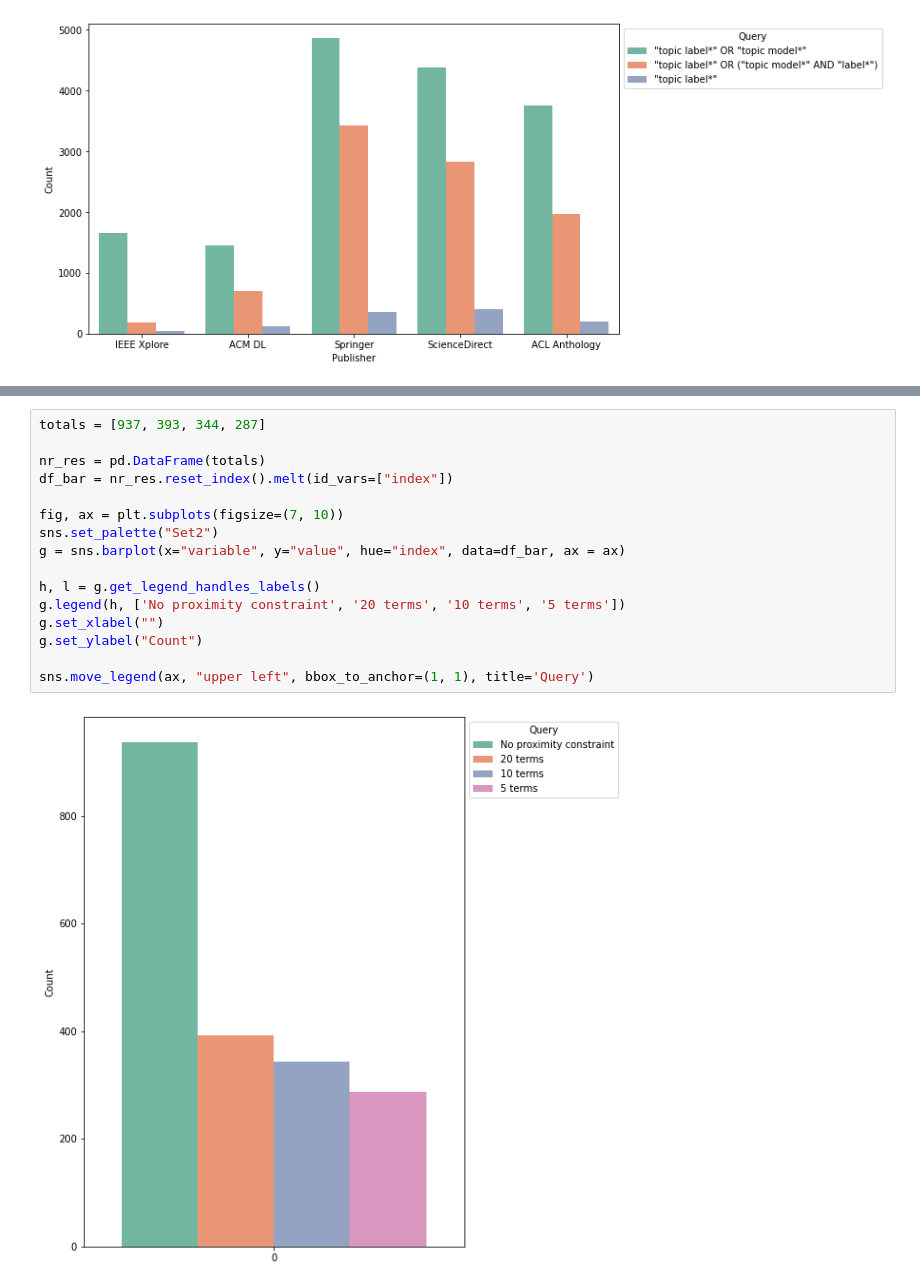
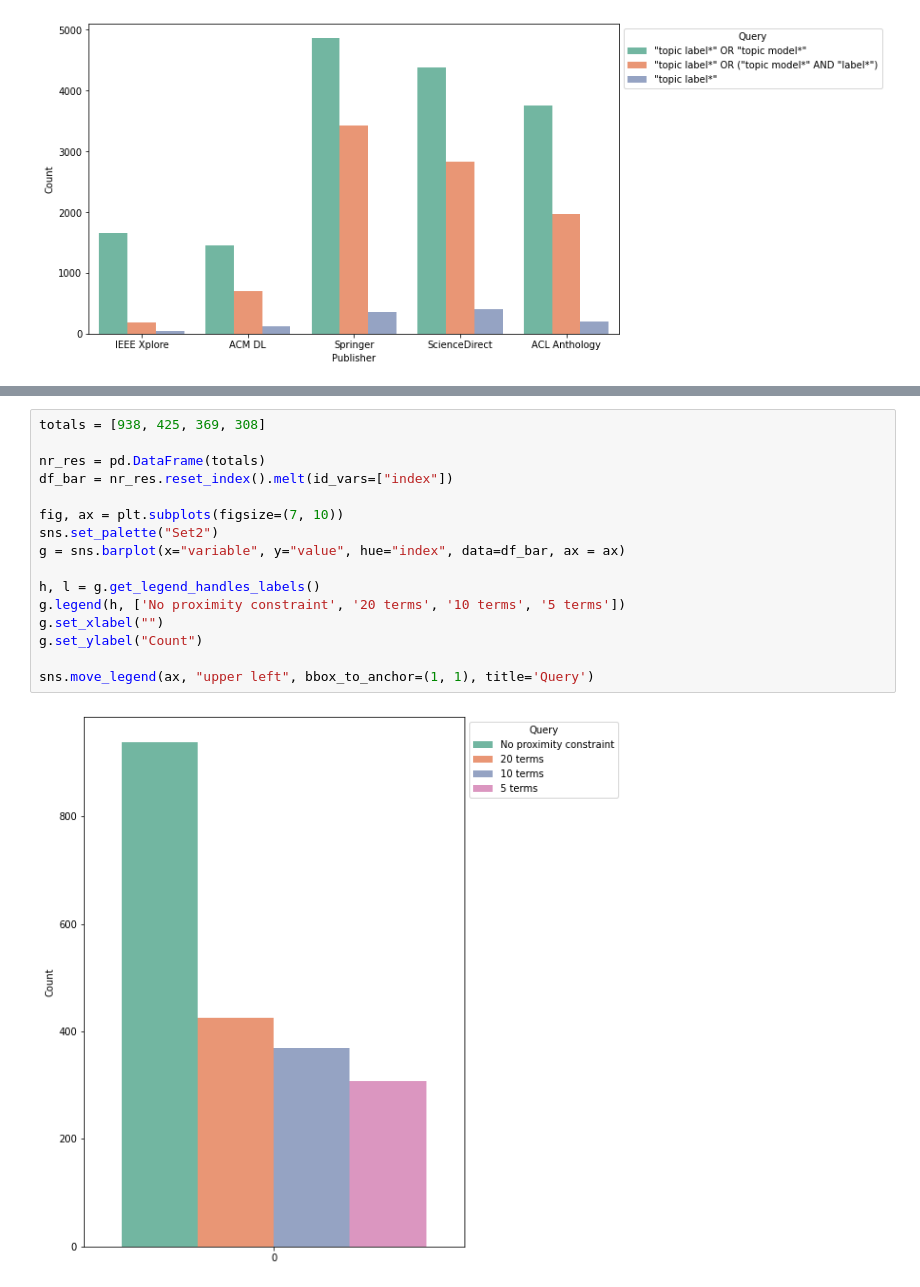
Before and after one commit to iberius96/Msc_Thesis, a Jupyter notebook: Other/Exploratory search/TL_(TM_L)/Summary.ipynb, the cells around one changed output, grey strips where cells are left out. Drawn from its saved outputs; the diff is of its cells as text.

```diff
--- a/Other/Exploratory search/TL_(TM_L)/Summary.ipynb
+++ b/Other/Exploratory search/TL_(TM_L)/Summary.ipynb
@@ -145,18 +147,18 @@ sns.move_legend(ax, "upper left", bbox_to_anchor=(1, 1), title='Query')
 # %%
-totals = [937, 393, 344, 287]
+totals = [938, 425, 369, 308]
 
 nr_res = pd.DataFrame(totals)
 df_bar = nr_res.reset_index().melt(id_vars=["index"])
 
 fig, ax = plt.subplots(figsize=(7, 10))
 sns.set_palette("Set2")
 g = sns.barplot(x="variable", y="value", hue="index", data=df_bar, ax = ax)
 
 h, l = g.get_legend_handles_labels()
 g.legend(h, ['No proximity constraint', '20 terms', '10 terms', '5 terms'])
 g.set_xlabel("")
 g.set_ylabel("Count")
 
 sns.move_legend(ax, "upper left", bbox_to_anchor=(1, 1), title='Query')
 # %% [output]
-[figure, old version]
+[figure, new version]
```
Also changed, not shown: parts of 3 cells of this notebook.
